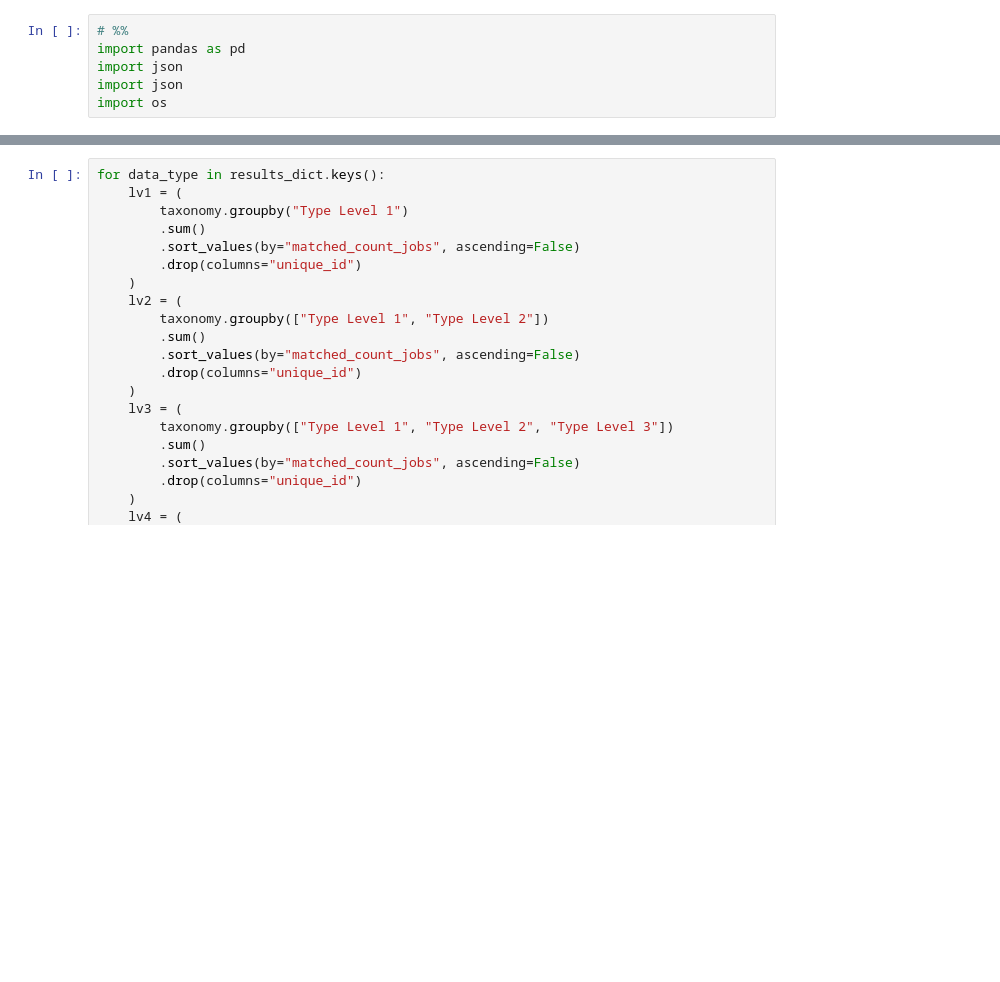
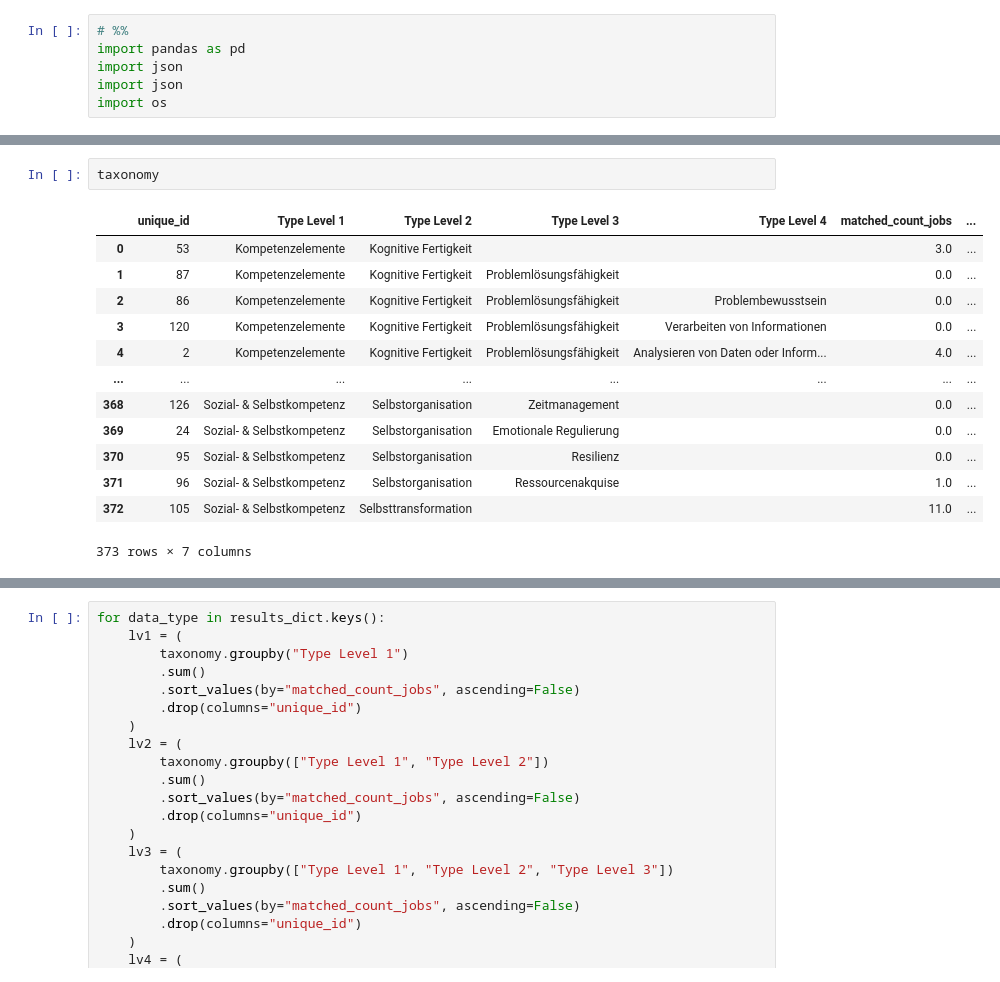
Before and after one commit to epfl-ml4ed/SkillThrills, a Jupyter notebook: protosp01/skillExtract/summary_stats.ipynb, the cells around one changed output, grey strips where cells are left out. Drawn from its saved outputs; the diff is of its cells as text; blank space fills up the shorter version.

```diff
--- a/protosp01/skillExtract/summary_stats.ipynb
+++ b/protosp01/skillExtract/summary_stats.ipynb
@@ -49,0 +96,16 @@ courses 124
+# %%
+taxonomy
+# %% [output]
+|  | unique_id | Type Level 1 | Type Level 2 | Type Level 3 | Type Level 4 | matched_count_jobs | ... |
+| 0 | 53 | Kompetenzelemente | Kognitive Fertigkeit |  |  | 3.0 | ... |
+| 1 | 87 | Kompetenzelemente | Kognitive Fertigkeit | Problemlösungsfähigkeit |  | 0.0 | ... |
+| 2 | 86 | Kompetenzelemente | Kognitive Fertigkeit | Problemlösungsfähigkeit | Problembewusstsein | 0.0 | ... |
+| 3 | 120 | Kompetenzelemente | Kognitive Fertigkeit | Problemlösungsfähigkeit | Verarbeiten von Informationen | 0.0 | ... |
+| 4 | 2 | Kompetenzelemente | Kognitive Fertigkeit | Problemlösungsfähigkeit | Analysieren von Daten oder Inform... | 4.0 | ... |
+| ... | ... | ... | ... | ... | ... | ... | ... |
+| 368 | 126 | Sozial- & Selbstkompetenz | Selbstorganisation | Zeitmanagement |  | 0.0 | ... |
+| 369 | 24 | Sozial- & Selbstkompetenz | Selbstorganisation | Emotionale Regulierung |  | 0.0 | ... |
+| 370 | 95 | Sozial- & Selbstkompetenz | Selbstorganisation | Resilienz |  | 0.0 | ... |
+| 371 | 96 | Sozial- & Selbstkompetenz | Selbstorganisation | Ressourcenakquise |  | 1.0 | ... |
+| 372 | 105 | Sozial- & Selbstkompetenz | Selbsttransformation |  |  | 11.0 | ... |
+373 rows × 7 columns
```
Also changed, not shown: parts of 17 cells of this notebook, 2 other files.
